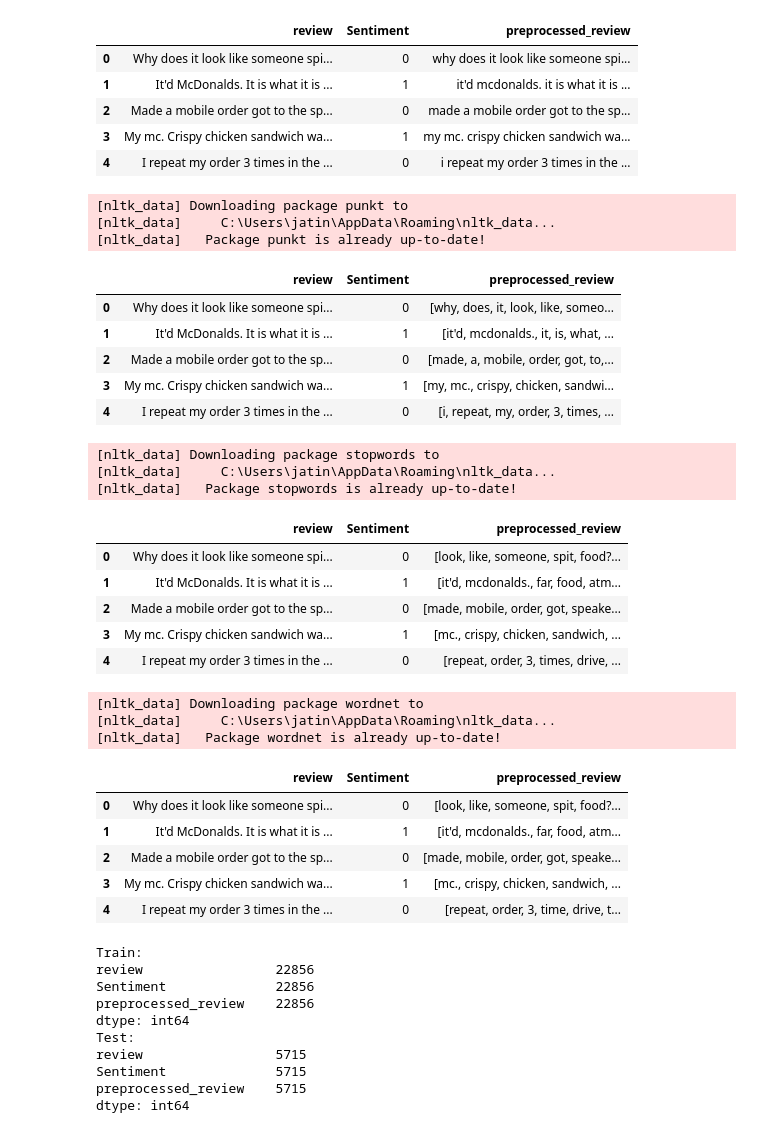
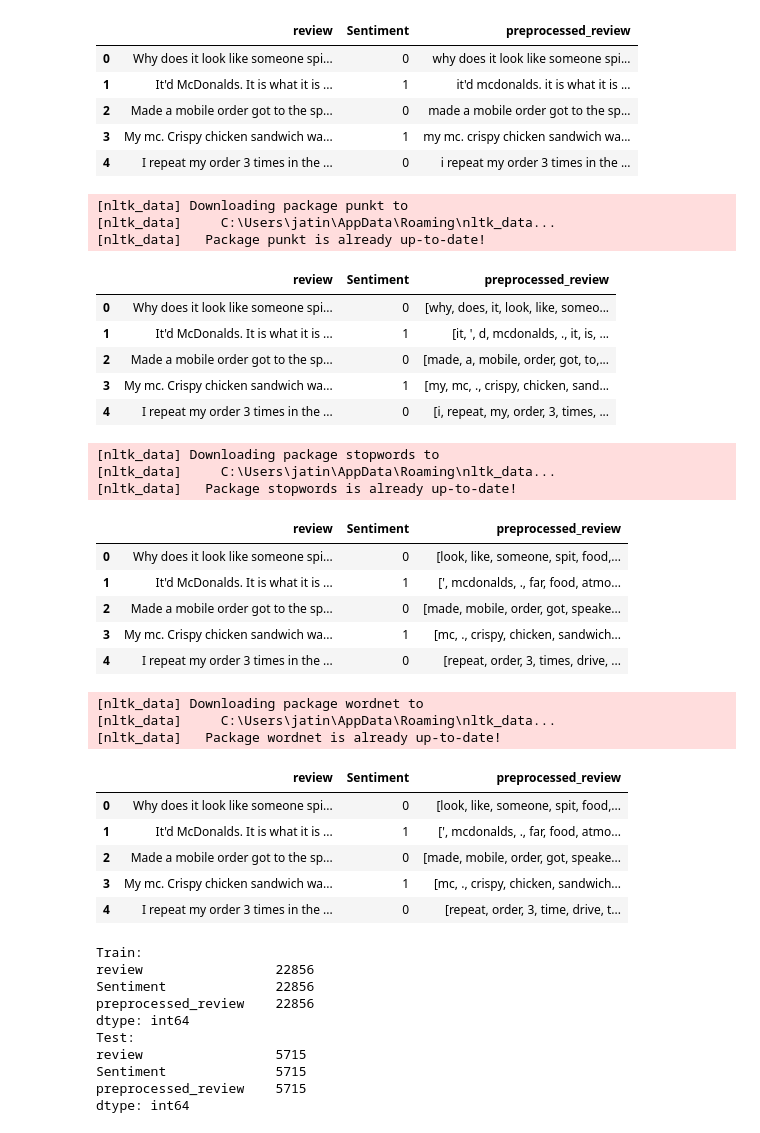
Before and after one commit to jatinkatyal/NaturalLanguage, a Jupyter notebook: SentimentAnalysis/Binary Classification of Sentiment for McDonald Reviews.ipynb, the cells around one changed output. Drawn from its saved outputs; the diff is of its cells as text; code cells hidden in the pictures.

```diff
--- a/SentimentAnalysis/Binary Classification of Sentiment for McDonald Reviews.ipynb
+++ b/SentimentAnalysis/Binary Classification of Sentiment for McDonald Reviews.ipynb
@@ -126,18 +130,18 @@ dataset.head()
 # %%
 # Tokenization
 nltk.download('punkt') # if error
-tokenizer = nltk.tokenize.WhitespaceTokenizer()
+tokenizer = nltk.tokenize.WordPunctTokenizer()
 dataset['preprocessed_review'] = dataset['preprocessed_review'].apply(lambda x: tokenizer.tokenize(x))
 dataset.head()
 # %% [output]
 [nltk_data] Downloading package punkt to
 [nltk_data]     C:\Users\jatin\AppData\Roaming\nltk_data...
 [nltk_data]   Package punkt is already up-to-date!
 |  | review | Sentiment | preprocessed_review |
 | 0 | Why does it look like someone spi... | 0 | [why, does, it, look, like, someo... |
-| 1 | It'd McDonalds. It is what it is ... | 1 | [it'd, mcdonalds., it, is, what, ... |
+| 1 | It'd McDonalds. It is what it is ... | 1 | [it, ', d, mcdonalds, ., it, is, ... |
 | 2 | Made a mobile order got to the sp... | 0 | [made, a, mobile, order, got, to,... |
-| 3 | My mc. Crispy chicken sandwich wa... | 1 | [my, mc., crispy, chicken, sandwi... |
+| 3 | My mc. Crispy chicken sandwich wa... | 1 | [my, mc, ., crispy, chicken, sand... |
 | 4 | I repeat my order 3 times in the ... | 0 | [i, repeat, my, order, 3, times, ... |
 # %%
 # Handle Removal
@@ -153,10 +157,10 @@ dataset.head()
 [nltk_data]     C:\Users\jatin\AppData\Roaming\nltk_data...
 [nltk_data]   Package stopwords is already up-to-date!
 |  | review | Sentiment | preprocessed_review |
-| 0 | Why does it look like someone spi... | 0 | [look, like, someone, spit, food?... |
-| 1 | It'd McDonalds. It is what it is ... | 1 | [it'd, mcdonalds., far, food, atm... |
+| 0 | Why does it look like someone spi... | 0 | [look, like, someone, spit, food,... |
+| 1 | It'd McDonalds. It is what it is ... | 1 | [', mcdonalds, ., far, food, atmo... |
 | 2 | Made a mobile order got to the sp... | 0 | [made, mobile, order, got, speake... |
-| 3 | My mc. Crispy chicken sandwich wa... | 1 | [mc., crispy, chicken, sandwich, ... |
+| 3 | My mc. Crispy chicken sandwich wa... | 1 | [mc, ., crispy, chicken, sandwich... |
 | 4 | I repeat my order 3 times in the ... | 0 | [repeat, order, 3, times, drive, ... |
 # %%
 # Stemming or Lemmatization
@@ -169,10 +173,10 @@ dataset.head()
 [nltk_data]     C:\Users\jatin\AppData\Roaming\nltk_data...
 [nltk_data]   Package wordnet is already up-to-date!
 |  | review | Sentiment | preprocessed_review |
-| 0 | Why does it look like someone spi... | 0 | [look, like, someone, spit, food?... |
-| 1 | It'd McDonalds. It is what it is ... | 1 | [it'd, mcdonalds., far, food, atm... |
+| 0 | Why does it look like someone spi... | 0 | [look, like, someone, spit, food,... |
+| 1 | It'd McDonalds. It is what it is ... | 1 | [', mcdonalds, ., far, food, atmo... |
 | 2 | Made a mobile order got to the sp... | 0 | [made, mobile, order, got, speake... |
-| 3 | My mc. Crispy chicken sandwich wa... | 1 | [mc., crispy, chicken, sandwich, ... |
+| 3 | My mc. Crispy chicken sandwich wa... | 1 | [mc, ., crispy, chicken, sandwich... |
 | 4 | I repeat my order 3 times in the ... | 0 | [repeat, order, 3, time, drive, t... |
 # %%
 # split into training and testing data
```
Also changed, not shown: parts of 11 cells of this notebook.
